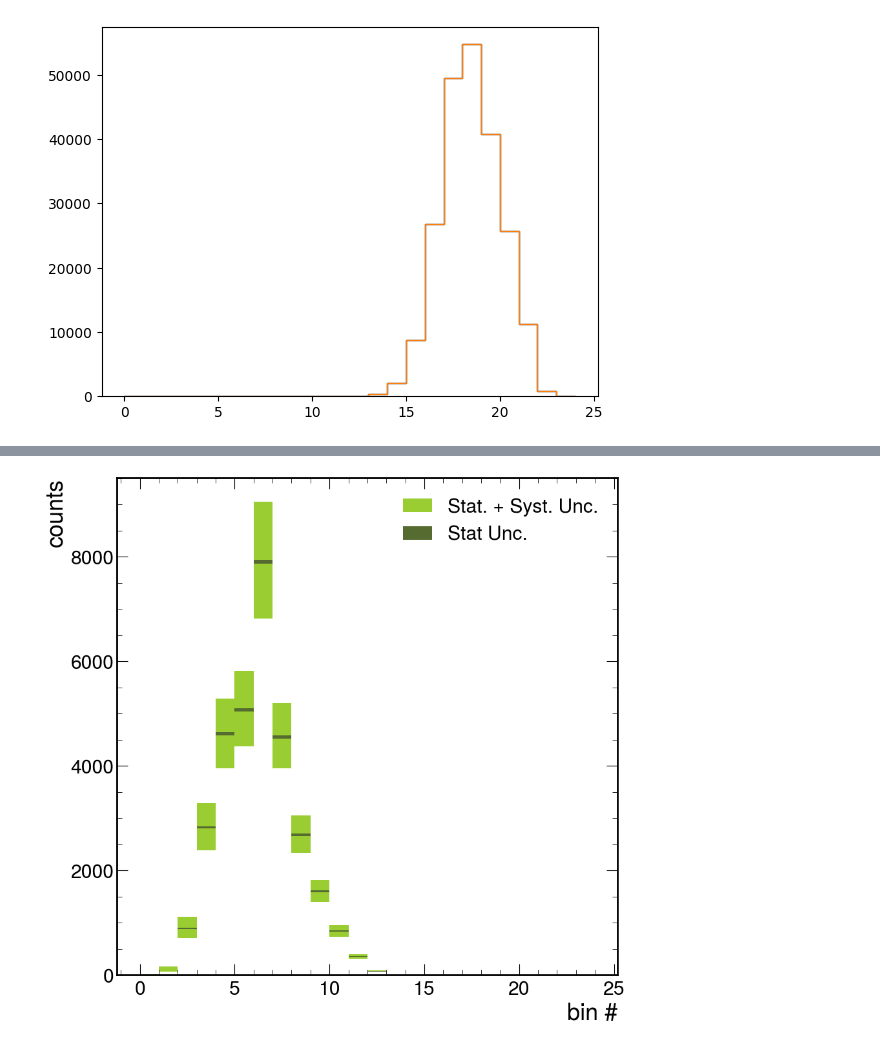
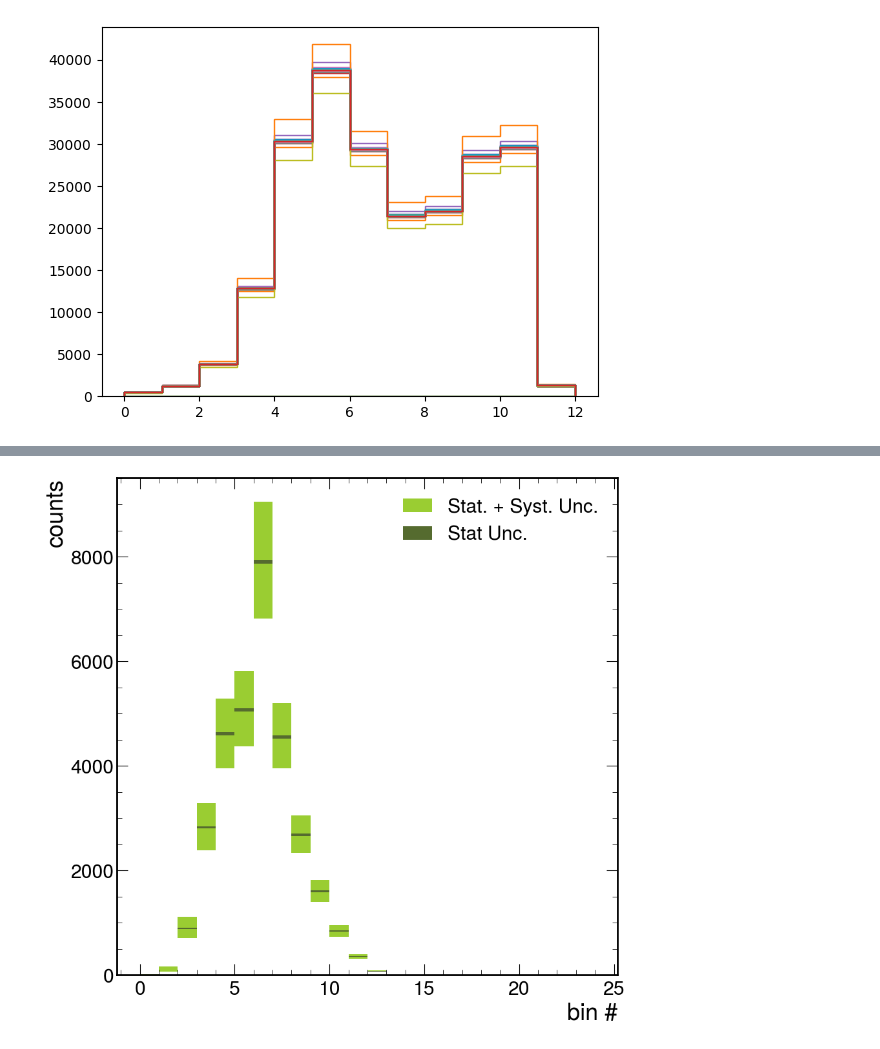
Before and after one commit to mandalaritra1/unfold, a Jupyter notebook: notebooks/input_maker_rho.ipynb, the cells around one changed output, grey strips where cells are left out. Drawn from its saved outputs; the diff is of its cells as text; code cells hidden in the pictures.

```diff
--- a/notebooks/input_maker_rho.ipynb
+++ b/notebooks/input_maker_rho.ipynb
@@ -34,6 +44,7 @@ htbin_list = ['pythia_HT-100to200', 'pythia_HT-200to400', 'pythia_HT-400to600',
 response_dict = {}
 for filename in filenames:
     era = filename.split('_')[2]
+    print(f"Processing era: {era}")
     key = keymap[era]
     response_dict.setdefault('u', {})
     response_dict.setdefault('g', {})
@@ -46,13 +57,17 @@ for filename in filenames:
         # ensure top-level 'u' and 'g' keys exist
 
         if era == "2016APV" or era == "2016":
-            response_dict['u'][key] = data['response_matrix_rho_u'].project('dataset', 'ptgen', 'mpt_gen', 'ptreco', 'mpt_reco', 'systematic')
-            response_dict['g'][key] = data['response_matrix_rho_g'].project('dataset', 'ptgen', 'mpt_gen', 'ptreco', 'mpt_reco', 'systematic')
+            response_dict['u'][key] = data['response_matrix_rho_u'].project('ptreco','dataset', 'ptgen', 'mpt_gen',  'mpt_reco', 'systematic')
+            response_dict['g'][key] = data['response_matrix_rho_g'].project('ptreco','dataset', 'ptgen', 'mpt_gen',  'mpt_reco', 'systematic')
             continue
-        h_old = data['response_matrix_rho_u'].project('dataset', 'ptgen', 'mpt_gen', 'ptreco', 'mpt_reco', 'systematic')
+        h_old = data['response_matrix_rho_u'].project('ptreco','dataset', 'ptgen', 'mpt_gen',  'mpt_reco', 'systematic')
         #h_new = group(h_old, oldname="dataset", newname="dataset", grouping=dict(grouping))
         response_dict['u'][key] = h_old
 
-        h_old = data['response_matrix_rho_g'].project('dataset', 'ptgen', 'mpt_gen', 'ptreco', 'mpt_reco', 'systematic')
+        h_old = data['response_matrix_rho_g'].project('ptreco','dataset', 'ptgen', 'mpt_gen',  'mpt_reco', 'systematic')
         #h_new = group(h_old, oldname="dataset", newname="dataset", grouping=dict(grouping))
         response_dict['g'][key] = h_old
+
+        # for i in range(4):
+        #     response_dict['u'][key].view()[i] *= ratio_data_mc[i]
+        #     response_dict['g'][key].view()[i] *= ratio_data_mc[i]
@@ -117,12 +157,12 @@ non_jes_sys_list_down = [sys for sys in non_jes_sys_list if sys[-4:] == 'Down' ]
 jes_sys_list_up = [sys for sys in jes_sys_list if sys[-2:] == 'Up' ]
 jes_sys_list_down = [sys for sys in jes_sys_list if sys[-4:] == 'Down' ]
 # %%
-#test
-jes_sys_list_up = ['nominal']
-jes_sys_list_down = ['nominal']
+# #test
+# jes_sys_list_up = []
+# jes_sys_list_down = ['nominal']
 
-non_jes_sys_list_up = ['nominal']
-non_jes_sys_list_down = ['nominal']
+# # non_jes_sys_list_up = ['nominal']
+# # non_jes_sys_list_down = ['nominal']
 # %%
 # sys_matrix_dic_up = {}
 # sys_matrix_var_dic_up = {}
@@ -314,11 +356,10 @@ KeyError: 'pythia_UL16NanoAODv9'
 # %%
-groomed = False
+# groomed = False
 if not groomed:
     response = response_dict['u']
 else:
     response = response_dict['g']
-sys_matrix_dic_up = {}
-sys_matrix_dic_down = {}
+
 sys_matrix_dic_up['nominal'] = response['pythia_UL17NanoAODv9'][..., 'nominal'].project('ptgen', 'mpt_gen', 'ptreco', 'mpt_reco').values() +\
         response['pythia_UL18NanoAODv9'][..., 'nominal'].project('ptgen', 'mpt_gen', 'ptreco', 'mpt_reco').values()  +\
             response['pythia_UL16NanoAODv9'][..., 'nominal'].project('ptgen', 'mpt_gen', 'ptreco', 'mpt_reco').values() +\
@@ -327,3 +368,12 @@ sys_matrix_dic_down['nominal'] = response['pythia_UL17NanoAODv9'][..., 'nominal'
         response['pythia_UL18NanoAODv9'][..., 'nominal'].project('ptgen', 'mpt_gen', 'ptreco', 'mpt_reco').values()  +\
             response['pythia_UL16NanoAODv9'][..., 'nominal'].project('ptgen', 'mpt_gen', 'ptreco', 'mpt_reco').values() +\
                 response['pythia_UL16NanoAODAPVv9'][..., 'nominal'].project('ptgen', 'mpt_gen', 'ptreco', 'mpt_reco').values()
+# %%
+with open(filename_herwig, "rb") as f:
+    data_herwig = pkl.load(f)
+    if not groomed:
+        sys_matrix_dic_up['herwigUp'] = data_herwig['response_matrix_rho_u'].project('ptgen','mpt_gen','ptreco','mpt_reco').values()
+        sys_matrix_dic_down['herwigDown'] = data_herwig['response_matrix_rho_u'].project('ptgen','mpt_gen','ptreco','mpt_reco').values()
+    else:
+        sys_matrix_dic_up['herwigUp'] = data_herwig['response_matrix_rho_g'].project('ptgen','mpt_gen','ptreco','mpt_reco').values()
+        sys_matrix_dic_down['herwigDown'] = data_herwig['response_matrix_rho_g'].project('ptgen','mpt_gen','ptreco','mpt_reco').values()
@@ -330,9 +418,9 @@ sys_matrix_dic_down['nominal'] = response['pythia_UL17NanoAODv9'][..., 'nominal'
 # %%
 import matplotlib.pyplot as plt
 for key in sys_matrix_dic_up.keys():
-    plt.stairs(sys_matrix_dic_up[key].sum(axis = (0,1,2)), label=key)
+    plt.stairs(sys_matrix_dic_up[key].sum(axis = (0,2,3)), label=key)
 for key in sys_matrix_dic_down.keys():
-    plt.stairs(sys_matrix_dic_down[key].sum(axis = (0,1,2)), label=key)
+    plt.stairs(sys_matrix_dic_down[key].sum(axis = (0,2,3)), label=key)
 #plt.yscale('log')
 # %% [output]
-[figure, old version]
+[figure, new version]
```
Also changed, not shown: parts of 13 cells of this notebook, 7 other files.
